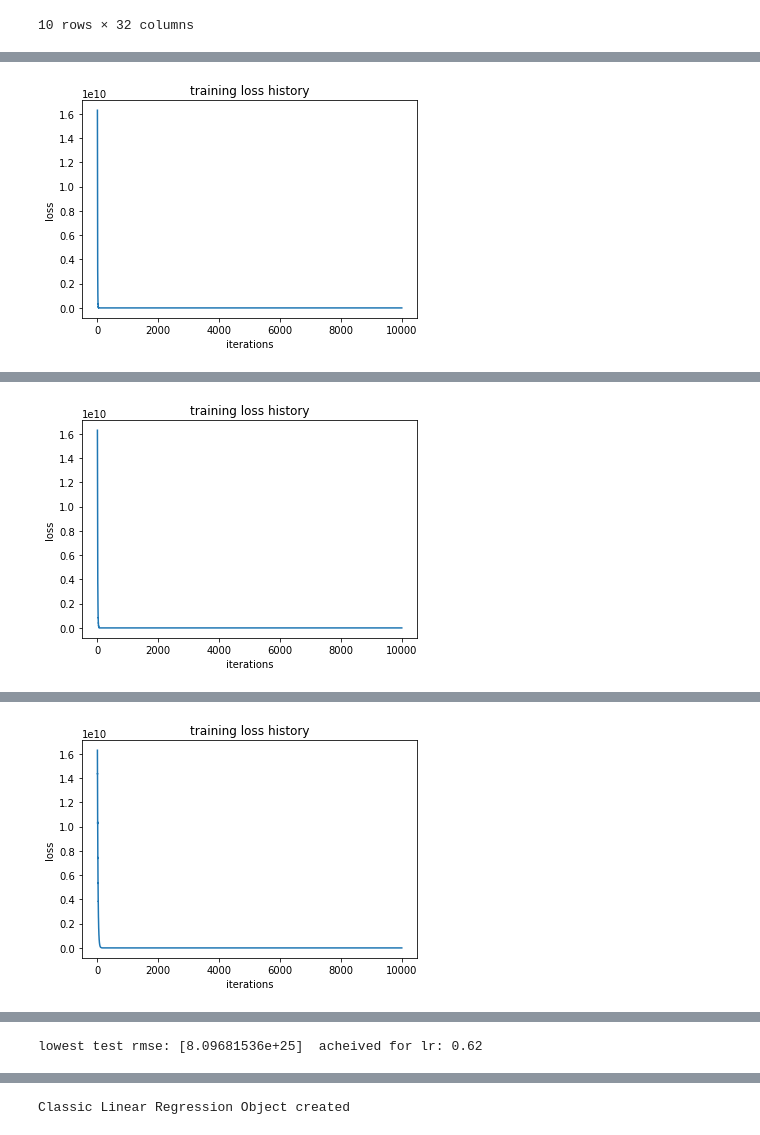
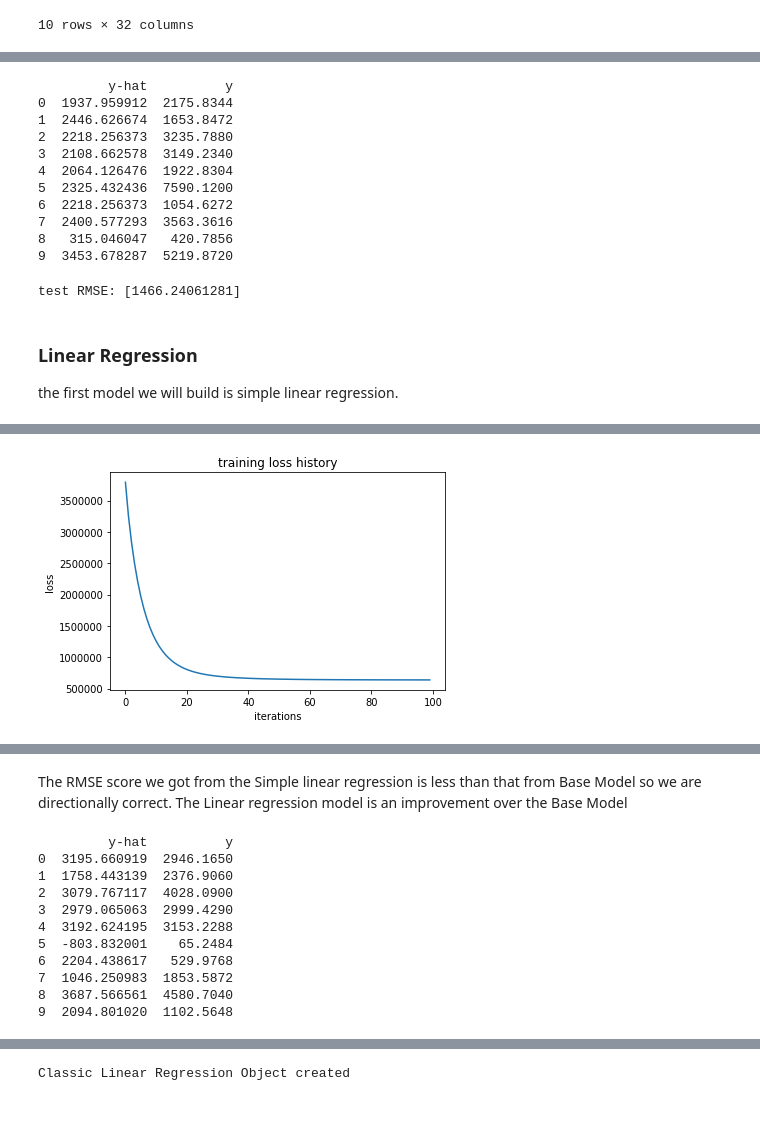
Before and after one commit to hari304/Data-Science-Projects, a Jupyter notebook: BigMart/BigMart Sales.ipynb, the cells around one changed output, grey strips where cells are left out. Drawn from its saved outputs; the diff is of its cells as text; code cells hidden in the pictures.

```diff
--- a/BigMart/BigMart Sales.ipynb
+++ b/BigMart/BigMart Sales.ipynb
@@ -321,10 +330,38 @@ dataset.head(10)
+# %%
+arr = train_ds.values
+X = arr[0:100,0:-1]
+y = arr[0:100,-1].reshape(-1,1)
+y_hat = baseMod.predict(X)
+data = np.hstack((y_hat,y))
+out_ds = pd.DataFrame(data=data,columns=['y-hat','y'])
+print(out_ds.head(10))
+# %% [output]
+         y-hat          y
+0  1937.959912  2175.8344
+1  2446.626674  1653.8472
+2  2218.256373  3235.7880
+3  2108.662578  3149.2340
+4  2064.126476  1922.8304
+5  2325.432436  7590.1200
+6  2218.256373  1054.6272
+7  2400.577293  3563.3616
+8   315.046047   420.7856
+9  3453.678287  5219.8720
+# %%
+rmse_test = baseMod.score(test_ds)
+print('test RMSE:',rmse_test)
+# %% [output]
+test RMSE: [1466.24061281]
+# %% [markdown]
+### Linear Regression
+the first model we will build is simple linear regression.
 # %%
 linreg = LinearRegression()
 # %%
-num_iter = 10000
-learning_rate = np.array((0.6,0.61,0.62,0.63))
+num_iter = 100
+learning_rate = np.array([0.6])#((1e-8,1e-7,0.1e-6))
 verbose = True
-print_every = 1000
+print_every = 10
 test_size = 0.2
 train_ds,test_ds = train_test_split(dataset,test_size =test_size)
 best_w = []
@@ -342,6 +379,7 @@ for lr in learning_rate:
         best_w = w
         best_lr = lr
 test_rmse = linreg.score(train_ds,w)
+print('lowest train rmse:',best_rmse,' acheived for lr:',best_lr)
 print('lowest test rmse:',test_rmse,' acheived for lr:',best_lr)
 # %% [output]
 training for lr: 0.6
@@ -358 +396 @@ iteration  9000 / 10000  loss: [0.14846949]
-[figure, old version]
+[figure, new version]
@@ -370 +398,0 @@ iteration  9000 / 10000  loss: [0.12957908]
-[figure, removed]
@@ -382 +398,0 @@ iteration  9000 / 10000  loss: [0.11309206]
-[figure, removed]
@@ -395 +399,22 @@ iteration  9000 / 10000  loss: [2.4299988e+47]
-lowest test rmse: [8.09681536e+25]  acheived for lr: 0.62
+# %% [markdown]
+The RMSE score we got from the Simple linear regression is less than that from Base Model so we are directionally correct. The Linear regression model is an improvement over the Base Model
+# %%
+arr = train_ds.values
+X = np.hstack((np.ones((arr.shape[0],1)),arr[:,0:-1]))
+y = arr[:,-1].reshape(-1,1)
+y_hat = linreg.predict(X,best_w)
+data = np.hstack((y_hat,y))
+out_ds = pd.DataFrame(data=data,columns=['y-hat','y'])
+print(out_ds.head(10))
+# %% [output]
+         y-hat          y
+0  3195.660919  2946.1650
+1  1758.443139  2376.9060
+2  3079.767117  4028.0900
+3  2979.065063  2999.4290
+4  3192.624195  3153.2288
+5  -803.832001    65.2484
+6  2204.438617   529.9768
+7  1046.250983  1853.5872
+8  3687.566561  4580.7040
+9  2094.801020  1102.5648
```
Also changed, not shown: parts of 10 cells of this notebook, 1 other file.
